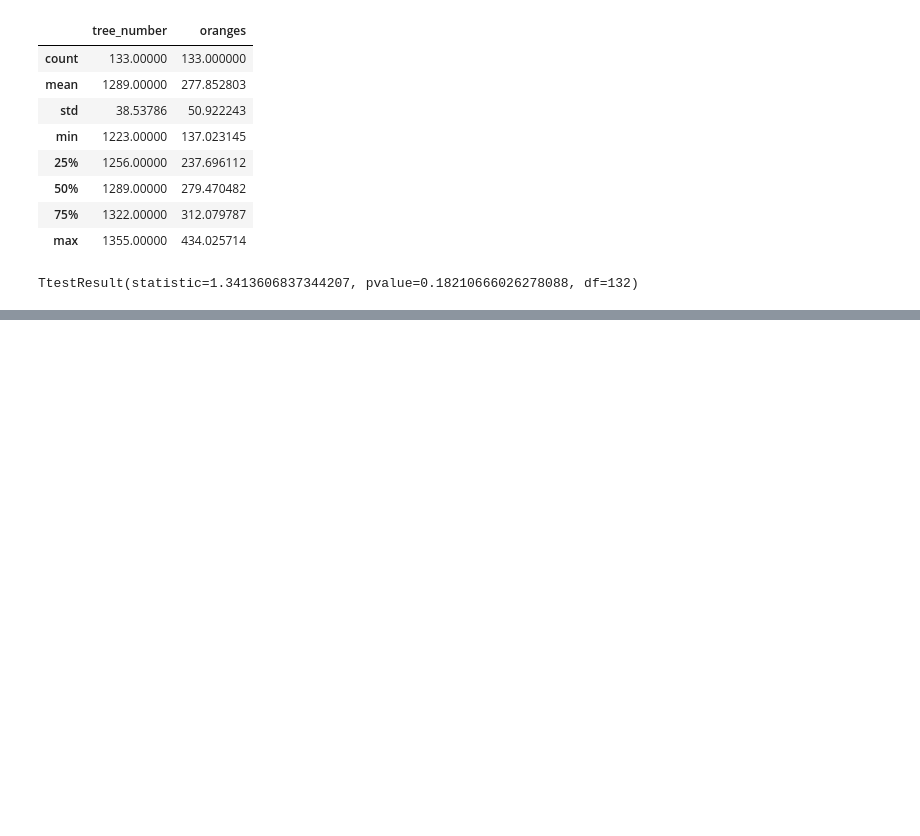
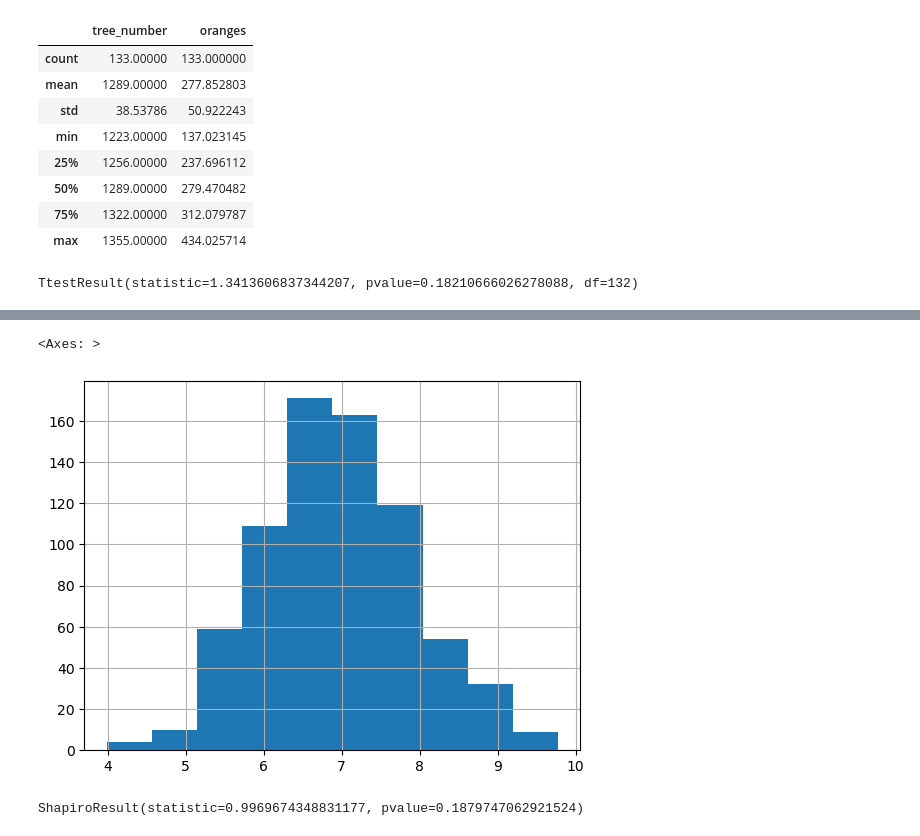
Before and after one commit to Sina-mjd/Data-Science-Learning-Journey, a Jupyter notebook: 03-Inferential_Statistics/03_inferential_stats.ipynb, the cells around one changed output, grey strips where cells are left out. Drawn from its saved outputs; the diff is of its cells as text; code cells hidden in the pictures; blank space fills up the shorter version.

Commit message:
Add inferential statistics codes

```diff
--- a/03-Inferential_Statistics/03_inferential_stats.ipynb
+++ b/03-Inferential_Statistics/03_inferential_stats.ipynb
@@ -471,0 +484,10 @@ TtestResult(statistic=1.3413606837344207, pvalue=0.18210666026278088, df=132)
+# %%
+df_iets_99['ielts'].hist()
+# %% [output]
+<Axes: >
+[figure, added]
+# %%
+from scipy.stats import shapiro
+shapiro(df_iets_99['ielts'])
+# %% [output]
+ShapiroResult(statistic=0.9969674348831177, pvalue=0.1879747062921524)
```
Also changed, not shown: parts of 31 cells of this notebook, 3 other files.
